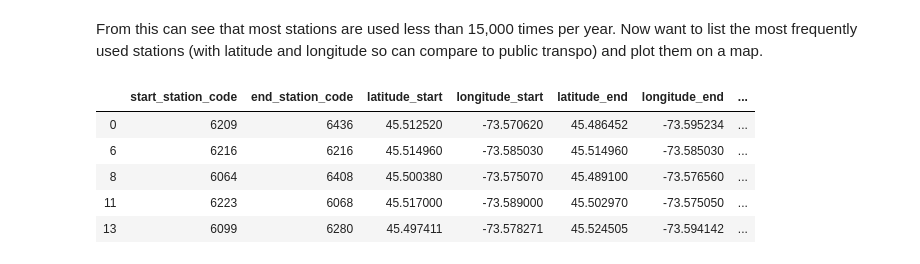
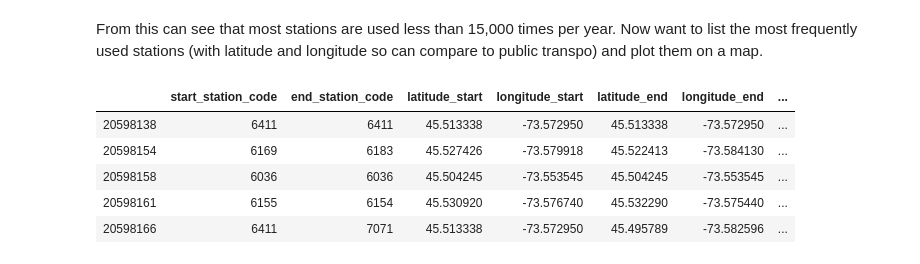
Before and after one commit to daviskia/ada-project-deep-penguin, a Jupyter notebook: BixiAnalysis.ipynb, the cells around one changed output. Saved outputs shown, nothing was run; the diff lists cells and outputs as text; code cells hidden in the pictures.

```diff
--- a/BixiAnalysis.ipynb
+++ b/BixiAnalysis.ipynb
@@ -192,14 +197,14 @@ sns.boxplot(x=station_use19['counts'])
 # %% [markdown]
 From this can see that most stations are used less than 15,000 times per year. Now want to list the most frequently used stations (with latitude and longitude so can compare to public transpo) and plot them on a map.
 # %%
-station_use19 = station_use19.query('counts>15000')
-popular = data[data['start_station_code'].isin(station_use19['start_station_code'])]
+station_use19 = station_use19.query('counts>20000')
+popular = data19[data19['start_station_code'].isin(station_use19['start_station_code'])]
 popular = popular[['start_station_code','end_station_code','latitude_start','longitude_start','latitude_end','longitude_end','distance']]
 popular.head()
 # %% [output]
 |  | start_station_code | end_station_code | latitude_start | longitude_start | latitude_end | longitude_end | ... |
-| 0 | 6209 | 6436 | 45.512520 | -73.570620 | 45.486452 | -73.595234 | ... |
-| 6 | 6216 | 6216 | 45.514960 | -73.585030 | 45.514960 | -73.585030 | ... |
-| 8 | 6064 | 6408 | 45.500380 | -73.575070 | 45.489100 | -73.576560 | ... |
-| 11 | 6223 | 6068 | 45.517000 | -73.589000 | 45.502970 | -73.575050 | ... |
-| 13 | 6099 | 6280 | 45.497411 | -73.578271 | 45.524505 | -73.594142 | ... |
+| 20598138 | 6411 | 6411 | 45.513338 | -73.572950 | 45.513338 | -73.572950 | ... |
+| 20598154 | 6169 | 6183 | 45.527426 | -73.579918 | 45.522413 | -73.584130 | ... |
+| 20598158 | 6036 | 6036 | 45.504245 | -73.553545 | 45.504245 | -73.553545 | ... |
+| 20598161 | 6155 | 6154 | 45.530920 | -73.576740 | 45.532290 | -73.575440 | ... |
+| 20598166 | 6411 | 7071 | 45.513338 | -73.572950 | 45.495789 | -73.582596 | ... |
```
Also changed, not shown: parts of 7 cells of this notebook.
